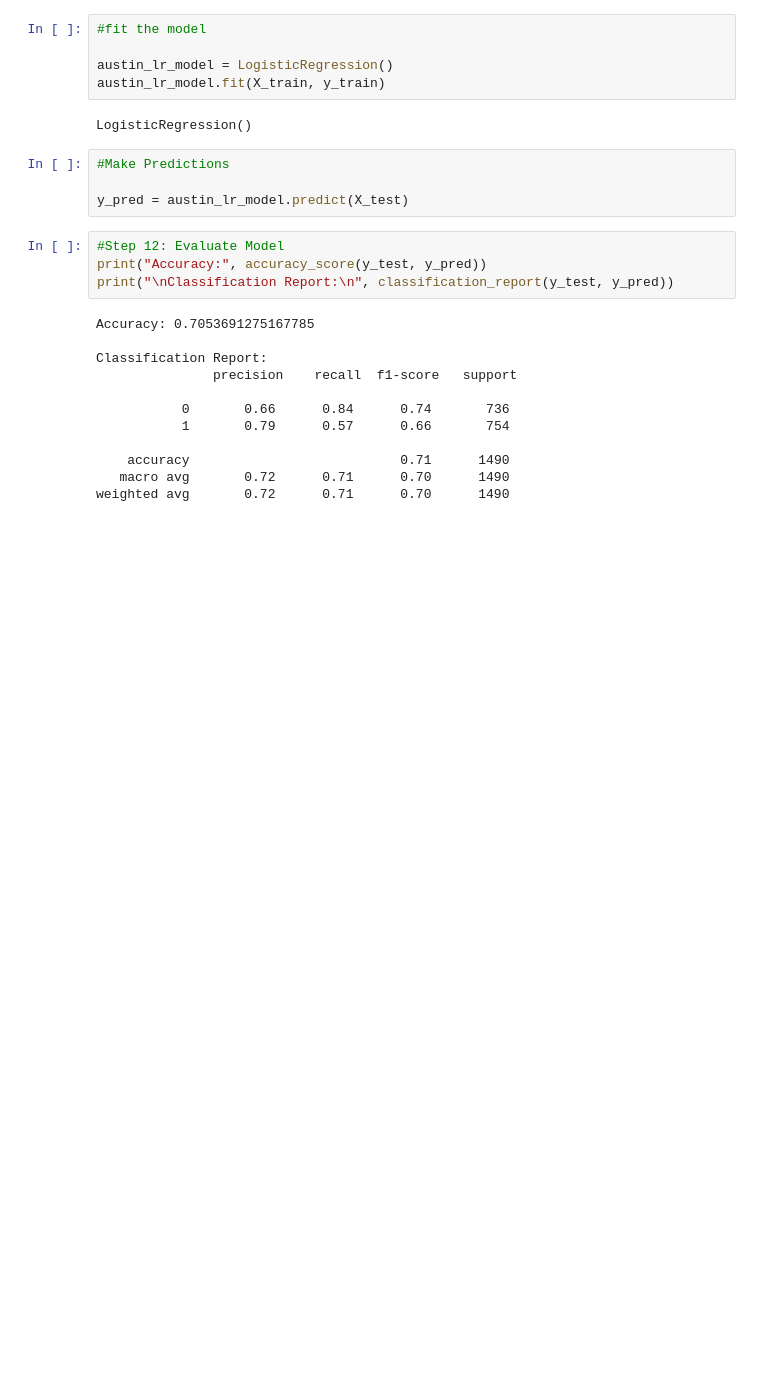
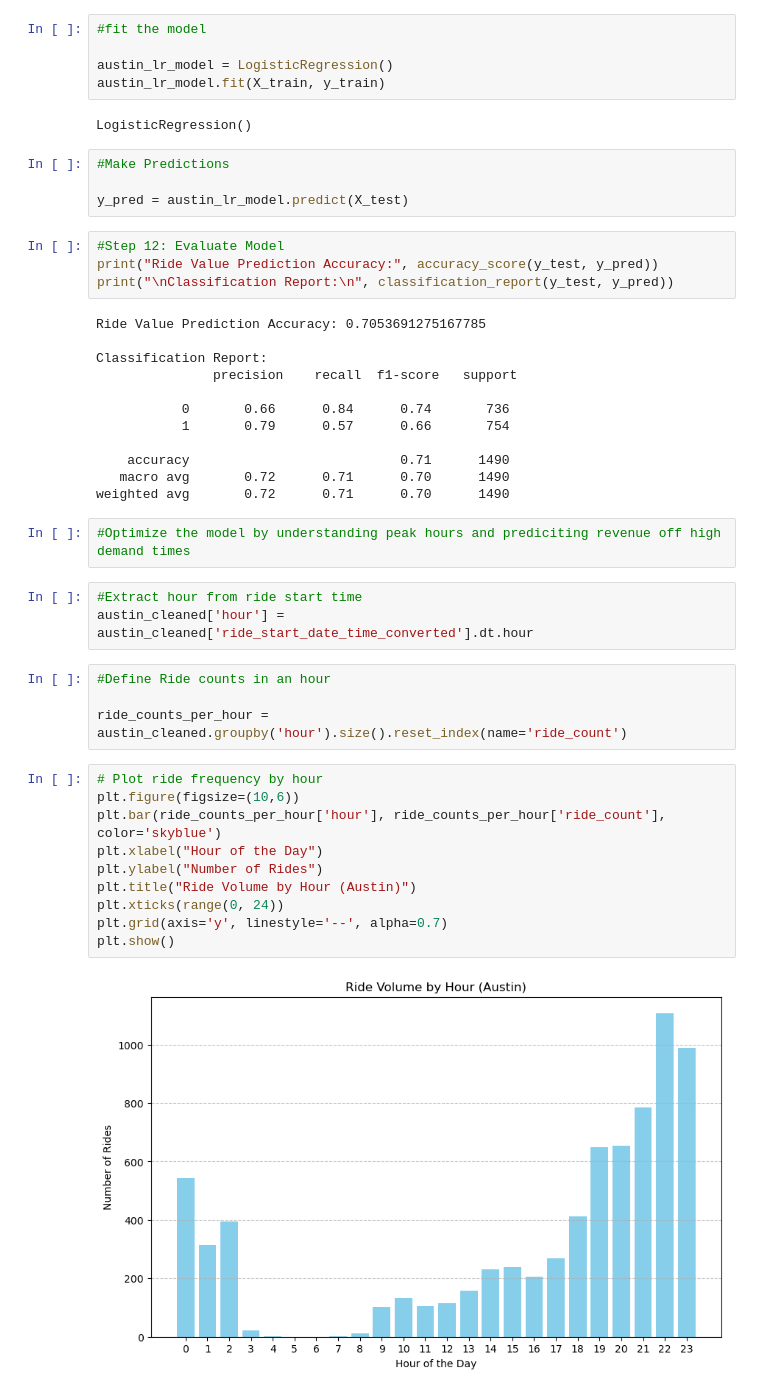
Before and after one commit to jchay3/james_hay_project_2_Compare_ride_patterns_and_predictive_modeling_of_rides_by-_transport_x, a Jupyter notebook: james_workbook_for_austin.ipynb, the cells around one changed output. Drawn from its saved outputs; the diff is of its cells as text; blank space fills up the shorter version.

```diff
--- a/james_workbook_for_austin.ipynb
+++ b/james_workbook_for_austin.ipynb
@@ -1002,10 +1017,10 @@ LogisticRegression()
 y_pred = austin_lr_model.predict(X_test)
 # %%
 #Step 12: Evaluate Model
-print("Accuracy:", accuracy_score(y_test, y_pred))
+print("Ride Value Prediction Accuracy:", accuracy_score(y_test, y_pred))
 print("\nClassification Report:\n", classification_report(y_test, y_pred))
 # %% [output]
-Accuracy: 0.7053691275167785
+Ride Value Prediction Accuracy: 0.7053691275167785
 
 Classification Report:
                precision    recall  f1-score   support
@@ -1016,3 +1031,24 @@ Classification Report:
     accuracy                           0.71      1490
    macro avg       0.72      0.71      0.70      1490
 weighted avg       0.72      0.71      0.70      1490
+# %%
+#Optimize the model by understanding peak hours and prediciting revenue off high demand times
+# %%
+#Extract hour from ride start time
+austin_cleaned['hour'] = austin_cleaned['ride_start_date_time_converted'].dt.hour
+# %%
+#Define Ride counts in an hour
+
+ride_counts_per_hour = austin_cleaned.groupby('hour').size().reset_index(name='ride_count')
+# %%
+# Plot ride frequency by hour
+plt.figure(figsize=(10,6))
+plt.bar(ride_counts_per_hour['hour'], ride_counts_per_hour['ride_count'], color='skyblue')
+plt.xlabel("Hour of the Day")
+plt.ylabel("Number of Rides")
+plt.title("Ride Volume by Hour (Austin)")
+plt.xticks(range(0, 24))
+plt.grid(axis='y', linestyle='--', alpha=0.7)
+plt.show()
+# %% [output]
+[figure, added]
```
Also changed, not shown: parts of 28 cells of this notebook, 1 other file.
